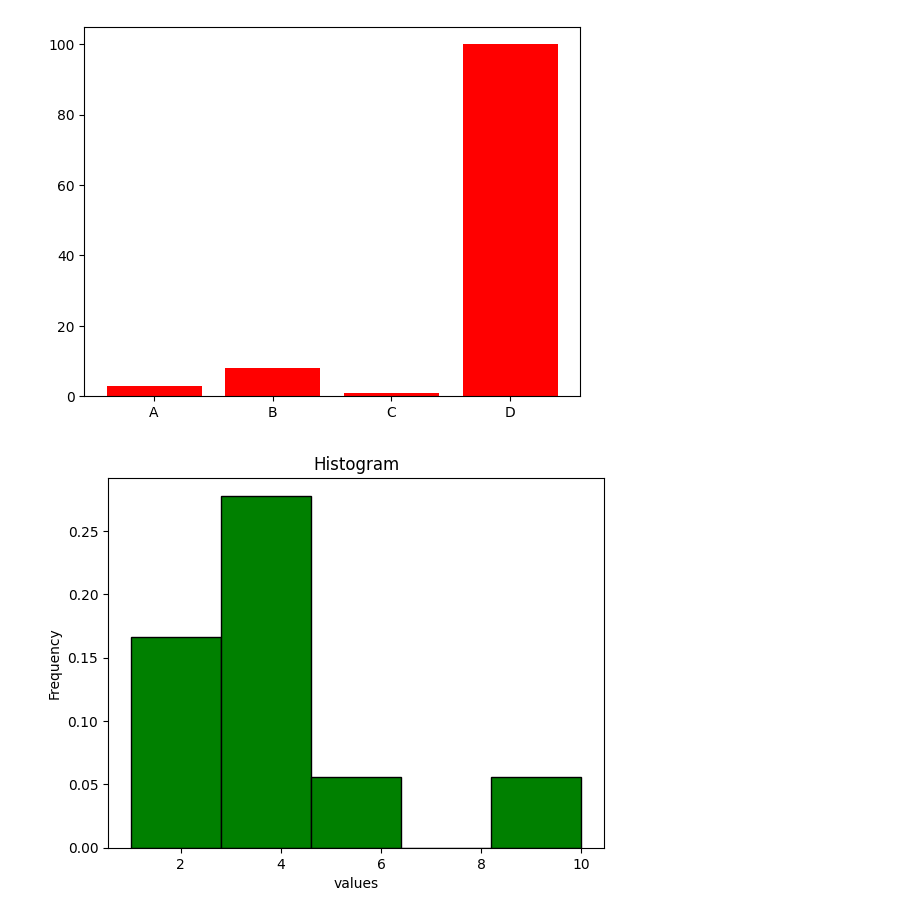
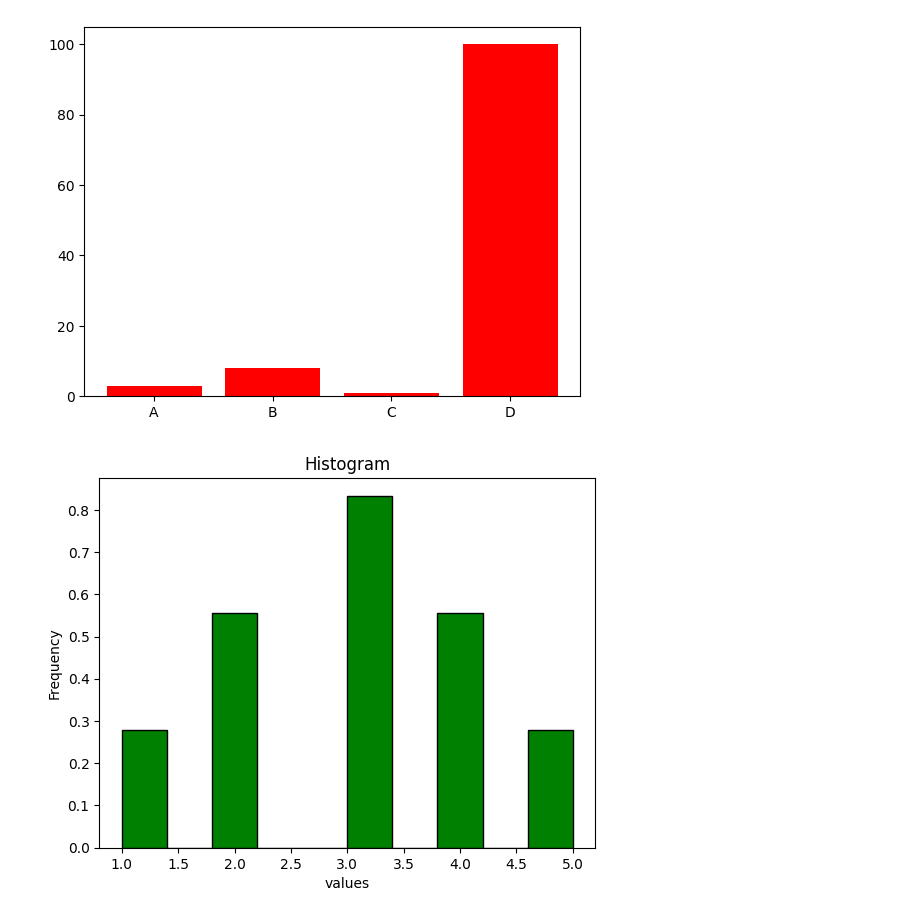
Before and after one commit to KISMAT1234/python, a Jupyter notebook: matplotlib/index.ipynb, the cells around one changed output. Cells and saved outputs as stored; diff of their text form; code cells hidden in the pictures.

```diff
--- a/matplotlib/index.ipynb
+++ b/matplotlib/index.ipynb
@@ -14,11 +17,11 @@ plt.show()
 # %% [output]
 [figure]
 # %%
-data =[1,2,2,3,3,3,4,4,5,10]
-plt.hist(data, bins=5, color="green",density=True, edgecolor="black")
+data =[1,2,2,3,3,3,4,4,5]
+plt.hist(data, bins=10, color="green",density=True, edgecolor="black")
 plt.title("Histogram")
 plt.xlabel("values")
 plt.ylabel("Frequency")
 plt.show()
 # %% [output]
-[figure, old version]
+[figure, new version]
```
Also changed, not shown: parts of 6 cells of this notebook.
